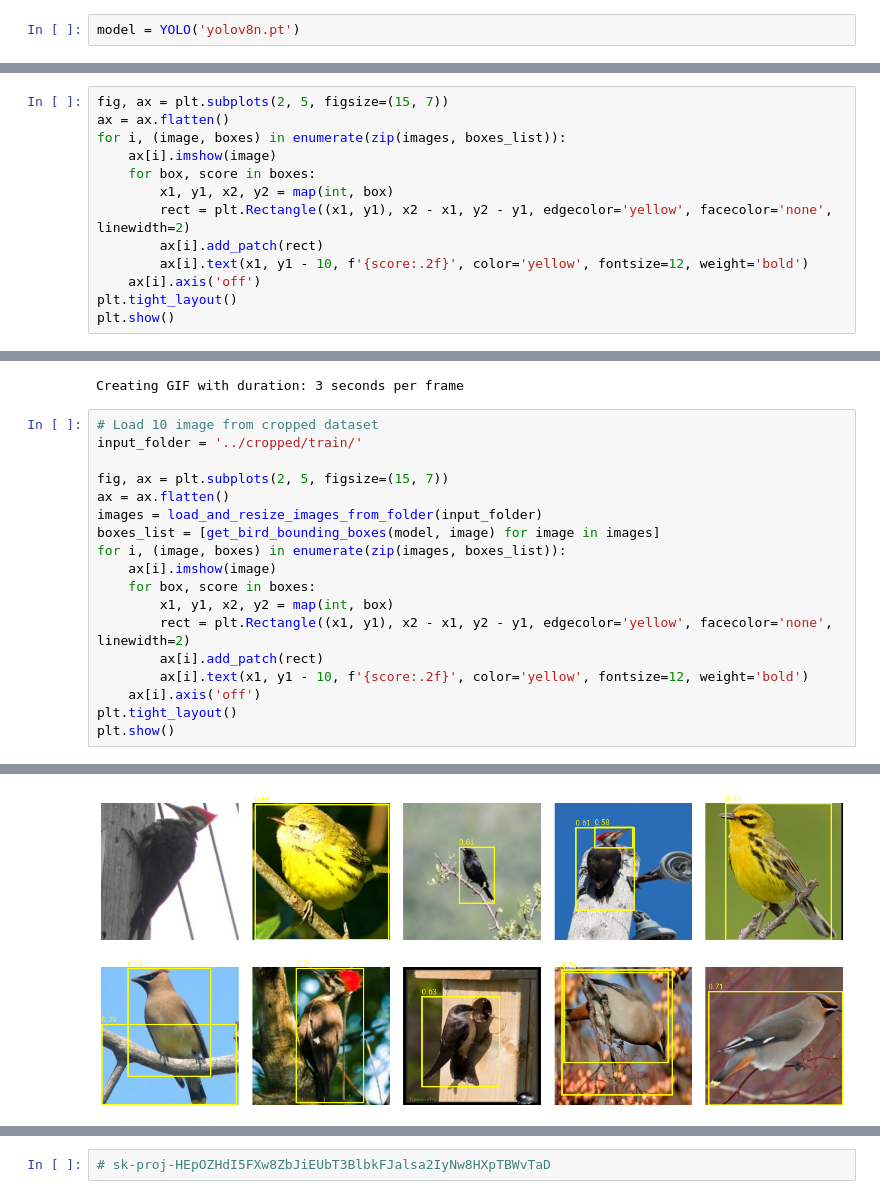
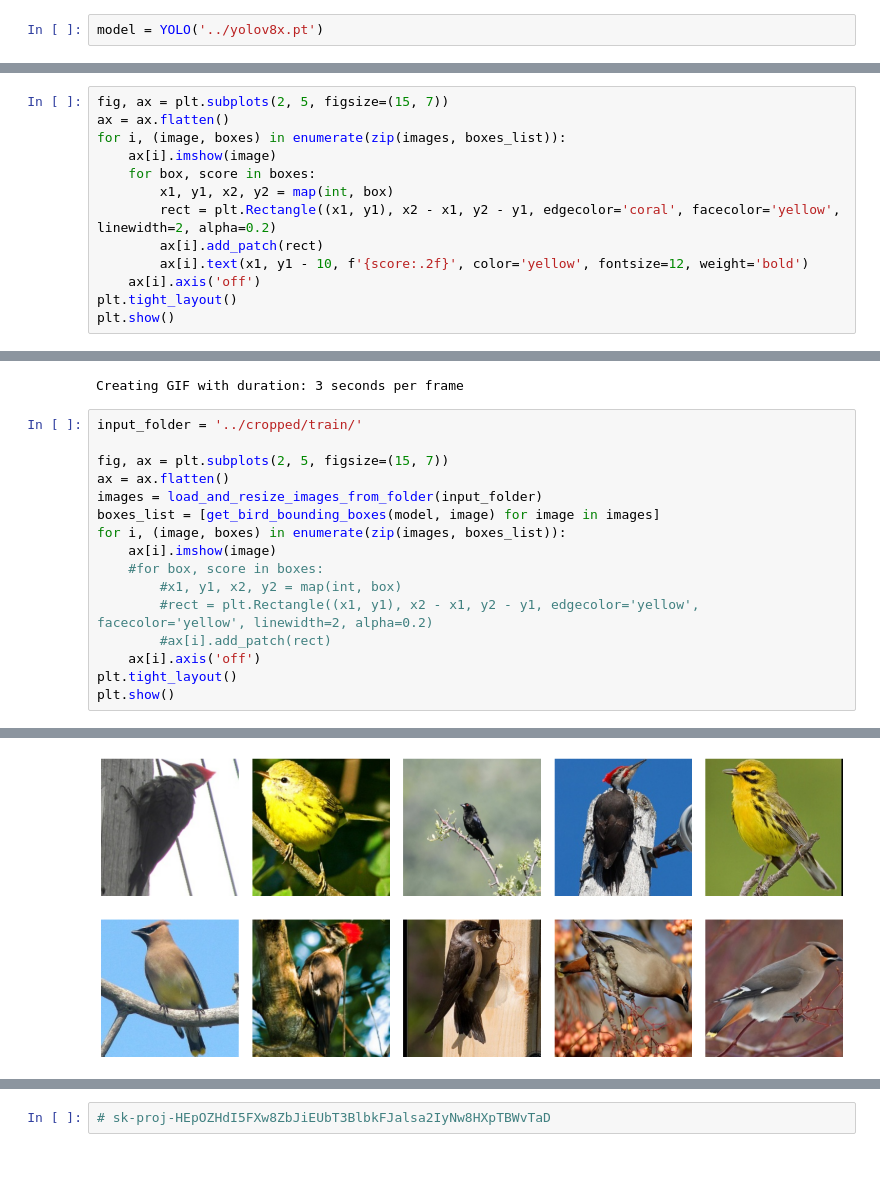
Before and after one commit to qlinhta/cv-psl, a Jupyter notebook: area51/viz.ipynb, the cells around one changed output, grey strips where cells are left out. Saved outputs shown, nothing was run; the diff lists cells and outputs as text; blank space fills up the shorter version.

```diff
--- a/area51/viz.ipynb
+++ b/area51/viz.ipynb
@@ -19,7 +19,7 @@ plt.rc('ytick', labelsize=18)
 plt.rc('legend', fontsize=18)
 plt.rc('lines', markersize=10)
 # %%
-model = YOLO('yolov8n.pt')
+model = YOLO('../yolov8x.pt')
 # %%
 def load_and_resize_images_from_folder(folder, num_images=10, size=(640, 640)):
     images = []
@@ -91,7 +91,7 @@ for i, (image, boxes) in enumerate(zip(images, boxes_list)):
     ax[i].imshow(image)
     for box, score in boxes:
         x1, y1, x2, y2 = map(int, box)
-        rect = plt.Rectangle((x1, y1), x2 - x1, y2 - y1, edgecolor='yellow', facecolor='none', linewidth=2)
+        rect = plt.Rectangle((x1, y1), x2 - x1, y2 - y1, edgecolor='coral', facecolor='yellow', linewidth=2, alpha=0.2)
         ax[i].add_patch(rect)
         ax[i].text(x1, y1 - 10, f'{score:.2f}', color='yellow', fontsize=12, weight='bold')
     ax[i].axis('off')
@@ -105,7 +105,6 @@ create_gif(images, boxes_list, gif_path, duration=3)
 # %% [output]
 Creating GIF with duration: 3 seconds per frame
 # %%
-# Load 10 image from cropped dataset
 input_folder = '../cropped/train/'
 
 fig, ax = plt.subplots(2, 5, figsize=(15, 7))
@@ -114,11 +113,10 @@ images = load_and_resize_images_from_folder(input_folder)
 boxes_list = [get_bird_bounding_boxes(model, image) for image in images]
 for i, (image, boxes) in enumerate(zip(images, boxes_list)):
     ax[i].imshow(image)
-    for box, score in boxes:
-        x1, y1, x2, y2 = map(int, box)
-        rect = plt.Rectangle((x1, y1), x2 - x1, y2 - y1, edgecolor='yellow', facecolor='none', linewidth=2)
-        ax[i].add_patch(rect)
-        ax[i].text(x1, y1 - 10, f'{score:.2f}', color='yellow', fontsize=12, weight='bold')
+    #for box, score in boxes:
+        #x1, y1, x2, y2 = map(int, box)
+        #rect = plt.Rectangle((x1, y1), x2 - x1, y2 - y1, edgecolor='yellow', facecolor='yellow', linewidth=2, alpha=0.2)
+        #ax[i].add_patch(rect)
     ax[i].axis('off')
 plt.tight_layout()
 plt.show()
@@ -143,4 +141,4 @@ Speed: 2.0ms preprocess, 55.8ms inference, 0.5ms postprocess per image at shape
-[figure, old version]
+[figure, new version]
 # %%
 batch_train = '../dumps/train/'
 batch_val = '../dumps/val/'
```
Also changed, not shown: parts of 4 cells of this notebook, 42 other files.
